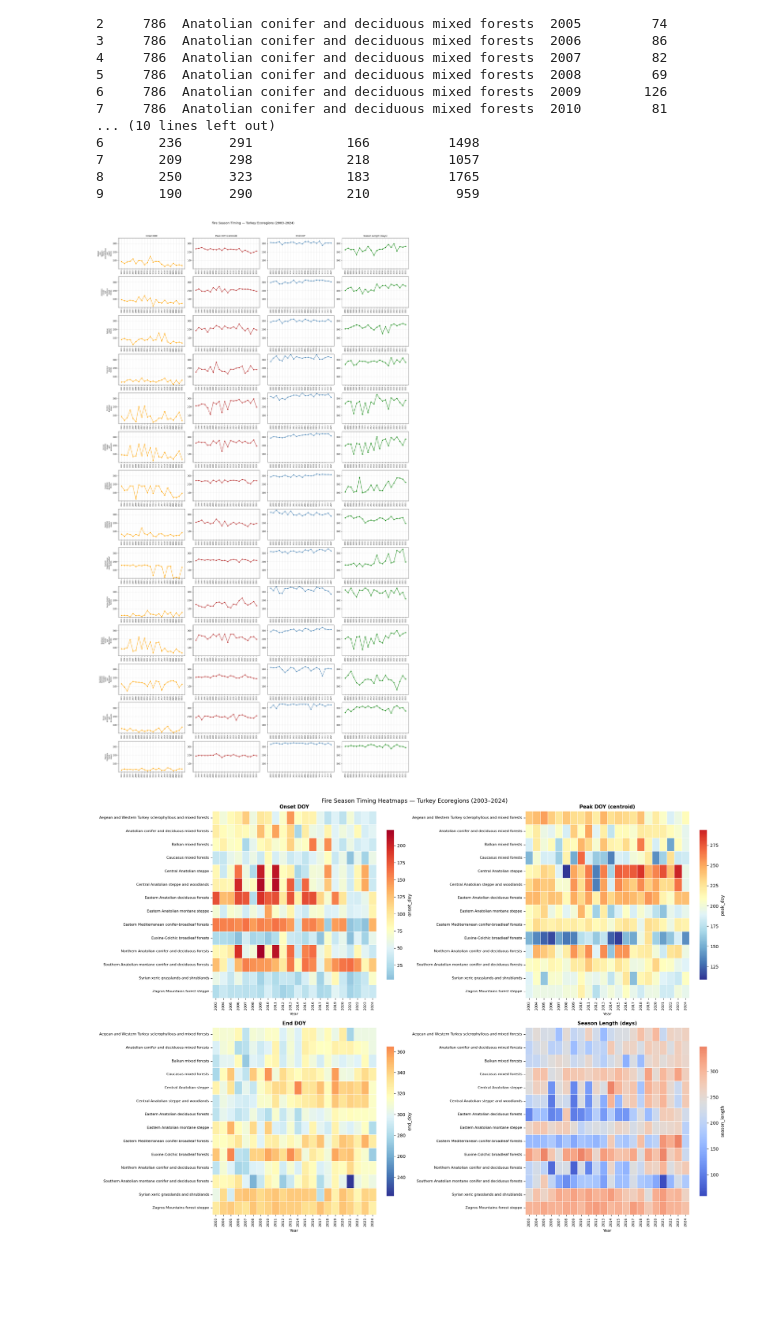
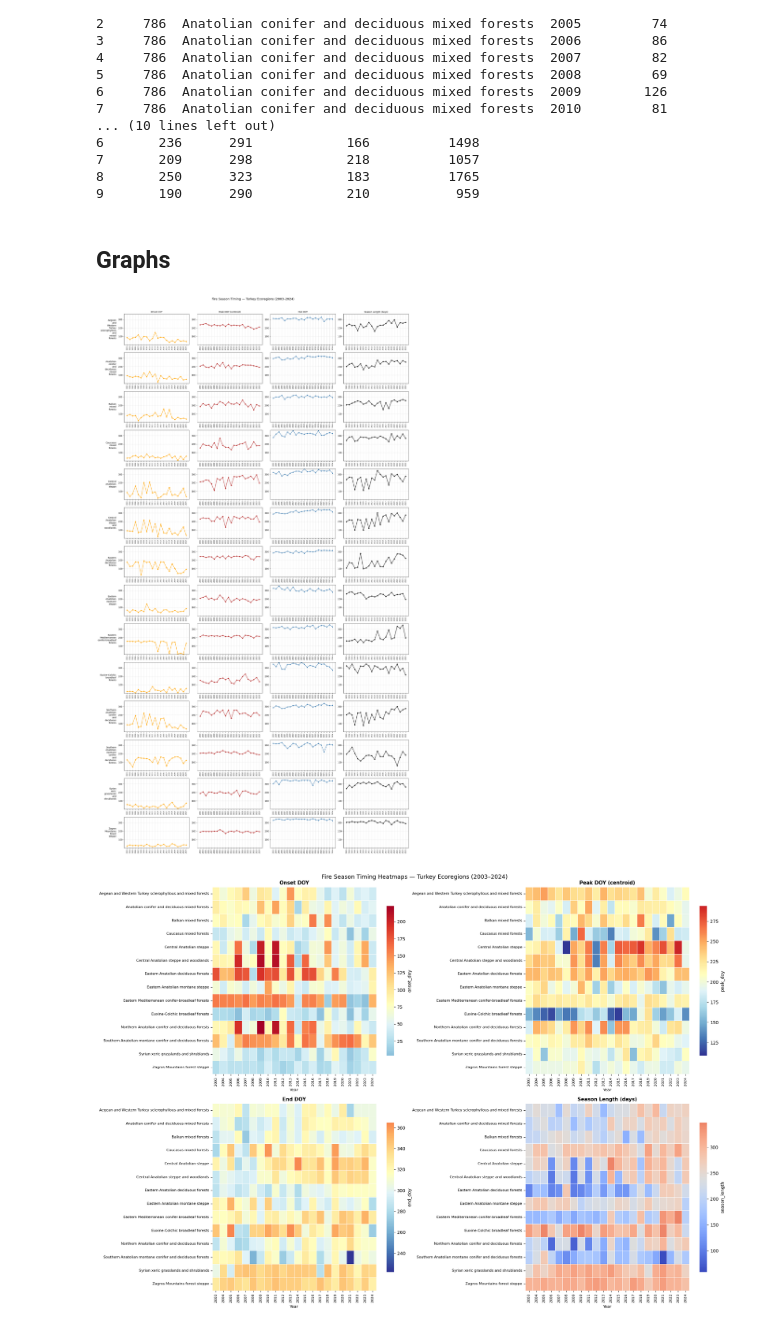
Before and after one commit to ismailbekar/TGPF, a Jupyter notebook: 01_turkey_ecoregions.ipynb, the cells around one changed output. Drawn from its saved outputs; the diff is of its cells as text; code cells hidden in the pictures; blank space fills up the shorter version.

Commit message:
Pilot TR plots

```diff
--- a/01_turkey_ecoregions.ipynb
+++ b/01_turkey_ecoregions.ipynb
@@ -393,3 +393,5 @@ Path: c:\Users\ibekar\Documents\GitProjects\TGPF\outputs\turkey_ecoregions\maste
 7       209      298            218          1057
 8       250      323            183          1765
 9       190      290            210           959
+# %% [markdown]
+## Graphs
@@ -400,37 +405,39 @@ eco_names = master_df['eco_name'].unique()
 fig, axes = plt.subplots(n_ecos, 4, figsize=(20, n_ecos * 2.5))
 fig.suptitle('Fire Season Timing — Turkey Ecoregions (2003–2024)',
              fontsize=14, y=1.01)
 
 metrics = [
     ('onset_doy',     'Onset DOY',            'orange'),
     ('peak_doy',      'Peak DOY (centroid)',   'firebrick'),
     ('end_doy',       'End DOY',              'steelblue'),
-    ('season_length', 'Season Length (days)', 'green'),
+    ('season_length', 'Season Length (days)', 'black'),
 ]
 
 for row_idx, eco_name in enumerate(sorted(eco_names)):
     eco_df = master_df[master_df['eco_name'] == eco_name].sort_values('year')
 
     for col_idx, (metric, title, color) in enumerate(metrics):
         ax = axes[row_idx, col_idx]
         ax.plot(eco_df['year'], eco_df[metric],
                 marker='o', color=color, linewidth=1.5, markersize=4)
         ax.set_ylim(1, 366)      # same for all panels
         ax.grid(True, alpha=0.3)
         ax.set_xticks(eco_df['year'])
         ax.tick_params(axis='x', rotation=90, labelsize=7)
 
         if row_idx == 0:
             ax.set_title(title, fontsize=10)
         if col_idx == 0:
-            ax.set_ylabel(eco_name.replace(' ', '\n'), fontsize=7)
+            ax.set_ylabel(eco_name.replace(' ', '\n'), fontsize=10, rotation=0, labelpad=10)
+            ax.yaxis.label.set_ha('right')
+            ax.yaxis.label.set_va('center')
 
 plt.tight_layout()
-plt.savefig(f'{output_dir}/timing_per_ecoregion_shared.png',
+plt.savefig(f'{graphs_dir}/graph_01_timing_per_ecoregion.png',
             dpi=150, bbox_inches='tight')
 plt.show()
 # %% [output]
-[figure, old version]
+[figure, new version]
 # %%
 import seaborn as sns
 
```
Also changed, not shown: parts of 5 cells of this notebook.
